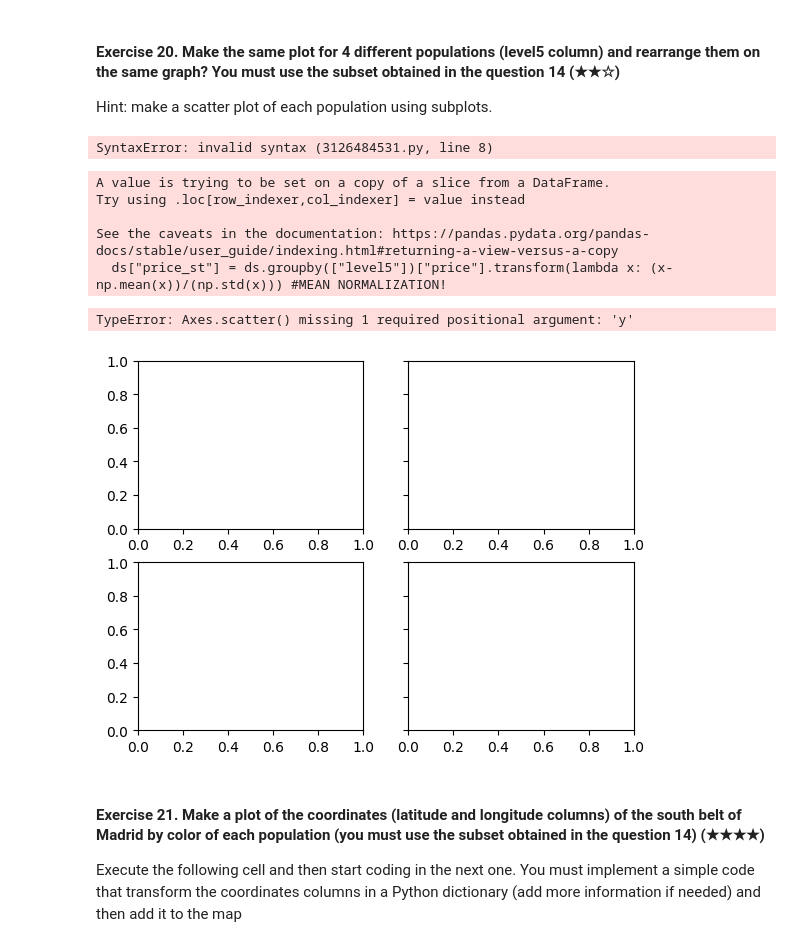
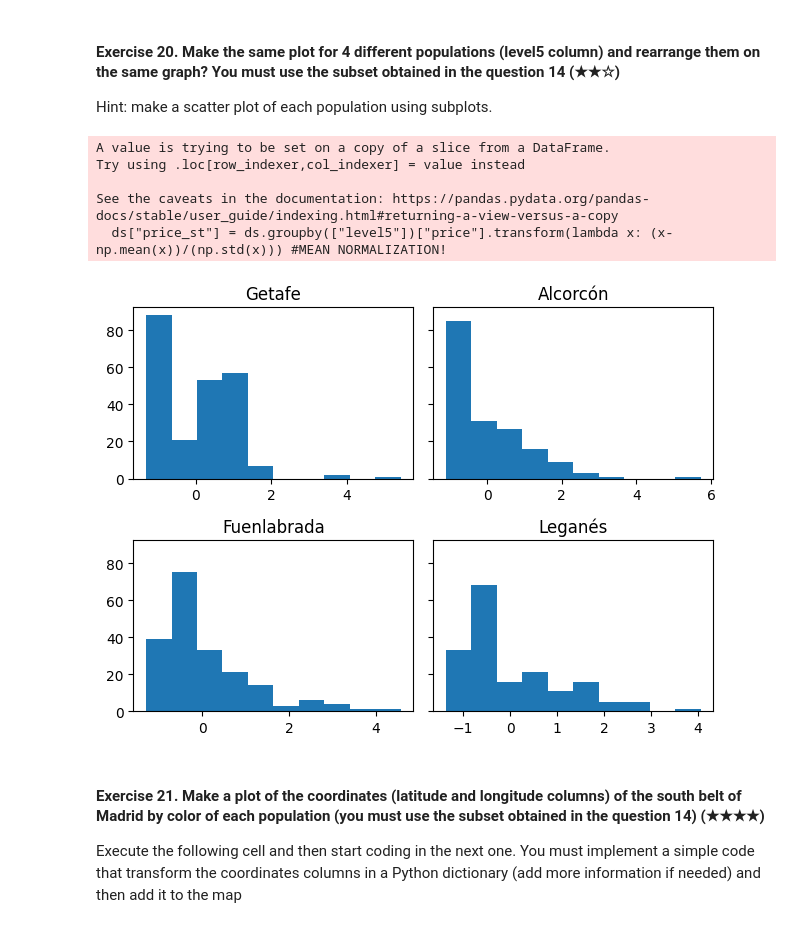
Before and after one commit to casalf724/realestate-datacleanup-exercise, a Jupyter notebook: projectAC.ipynb, the cells around one changed output. Drawn from its saved outputs; the diff is of its cells as text; code cells hidden in the pictures.

```diff
--- a/projectAC.ipynb
+++ b/projectAC.ipynb
@@ -698,62 +699,30 @@ Name: pps, dtype: float64
 # %% [markdown]
 #### Exercise 20. Make the same plot for 4 different populations (level5 column) and rearrange them on the same graph? You must use the subset obtained in the question 14 (★★☆)
 Hint: make a scatter plot of each population using subplots.
-# %%
-import matplotlib.pyplot as plt
-import pandas as pd
-
-ds = ds_South
-
-# Sample data, replace this with your actual data
-data = {
-    '"Getafe': [/* data for population Getafe */],
-    'Alcorcón': [/* data for Alcorcón */],
-    'Population3': [/* data for population 3 */],
-    'Population4': [/* data for population 4 */],
-}
-
-df = pd.DataFrame(data)
-
-# Plotting
-plt.figure(figsize=(10, 6))
-
-for column in df.columns:
-    plt.plot(df[column], label=column)
-
-plt.xlabel('X-axis label')
-plt.ylabel('Y-axis label')
-plt.title('Comparison of Level5 for Four Populations')
-plt.legend()
-plt.grid(True)
-plt.show()
-# %% [output]
-SyntaxError: invalid syntax (3126484531.py, line 8)
 # %%
+ds = ds_South
+
 import numpy as np
 import matplotlib.pyplot as plt
-
-ds = ds_South
-
 ds["price_st"] = ds.groupby(["level5"])["price"].transform(lambda x: (x-np.mean(x))/(np.std(x))) #MEAN NORMALIZATION!
 fig, ax = plt.subplots(2, 2, sharey = True)
-ax[0, 0].scatter(ds.loc[(ds["level5"]=="Getafe") & (ds["price"]>0),"price_st"])
-ax[0, 1].scatter(ds.loc[(ds["level5"]=="Alcorcón") & (ds["price"]>0),"price_st"])
-ax[1, 0].scatter(ds.loc[(ds["level5"]=="Fuenlabrada") & (ds["price"]>0),"price_st"])
-ax[1, 1].scatter(ds.loc[(ds["level5"]=="Leganés") & (ds["price"]>0),"price_st"])
+ax[0, 0].hist(ds.loc[(ds["level5"]=="Getafe") & (ds["pps"]>0),"price_st"])
+ax[0, 1].hist(ds.loc[(ds["level5"]=="Alcorcón") & (ds["pps"]>0),"price_st"])
+ax[1, 0].hist(ds.loc[(ds["level5"]=="Fuenlabrada") & (ds["pps"]>0),"price_st"])
+ax[1, 1].hist(ds.loc[(ds["level5"]=="Leganés") & (ds["pps"]>0),"price_st"])
 ax[0, 0].set_title('Getafe')
 ax[0, 1].set_title('Alcorcón')
 ax[1, 0].set_title('Fuenlabrada')
 ax[1, 1].set_title('Leganés')
-plt.tight_layout() # evita que se superpongan las etiquetas de los ejes con los títulos
+plt.tight_layout() # keeps the tick marks within the axis along with titles
 plt.show()
 # %% [output]
 A value is trying to be set on a copy of a slice from a DataFrame.
 Try using .loc[row_indexer,col_indexer] = value instead
 
 See the caveats in the documentation: https://pandas.pydata.org/pandas-docs/stable/user_guide/indexing.html#returning-a-view-versus-a-copy
   ds["price_st"] = ds.groupby(["level5"])["price"].transform(lambda x: (x-np.mean(x))/(np.std(x))) #MEAN NORMALIZATION!
-TypeError: Axes.scatter() missing 1 required positional argument: 'y'
-[figure, old version]
+[figure, new version]
 # %% [markdown]
 #### Exercise 21. Make a plot of the coordinates (latitude and longitude columns) of the south belt of Madrid by color of each population (you must use the subset obtained in the question 14) (★★★★)
 
```
Also changed, not shown: parts of 10 cells of this notebook.
